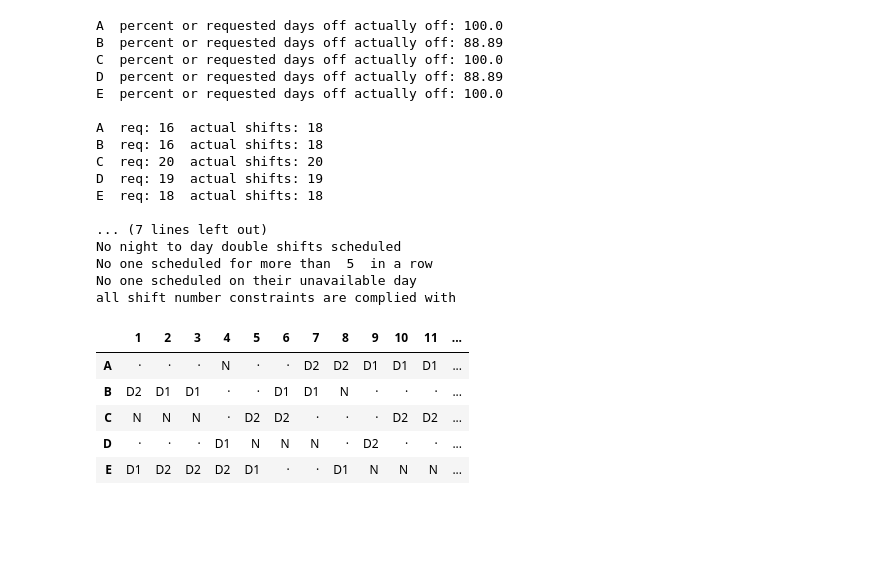
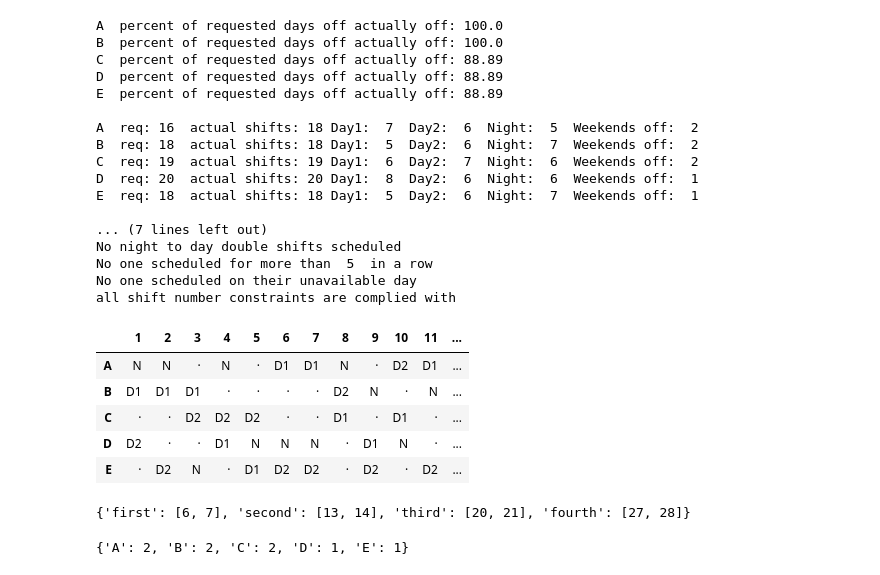
Before and after one commit to stewardrm/doctor_scheduler, a Jupyter notebook: scheduler.ipynb, the cells around one changed output. Saved outputs shown, nothing was run; the diff lists cells and outputs as text; code cells hidden in the pictures; blank space fills up the shorter version.

```diff
--- a/scheduler.ipynb
+++ b/scheduler.ipynb
@@ -33,20 +34,21 @@ This program creates a monthly schedule for 5 doctors.  There are two user input
        A doctor can work a day shift and a night shift on the same day, but not both day shifts.
 # %%
 #Schedule requirements.  Any created schedule must conform to these values
-num_days_in_month=31  #number of days in the month
+cur_month="Jan 2024"  #schedule month.  Must use this format Mmm YYYY
 max_days_in_row=5   #max consecutive days a doctor is allowed to work
 
   #the numbers represent dates in the month.  change them as need
-days_unavail = {"A": {"Day": [1,2,3], "Night": [1,2,3]}, "B": {"Day": [4,5], "Night": [4]}, "C": {"Day":[7,8,9],"Night":[7,8]}, "D": {"Day":[15],"Night":[15]}, "E": {"Day": [15], "Night": [15]}}
+days_unavail = {"A": {"Day": [27], "Night": []}, "B": {"Day": [], "Night": []}, "C": {"Day":[],"Night":[]}, "D": {"Day":[],"Night":[]}, "E": {"Day": [], "Night": []}}
 allow_day_night_double=False #True will allow day_night_doubles
 allow_night_day_double=False #True will allow night_day_doubles
 doctor_shifts = {"A": [16, 20], "B": [16, 20], "C": [16, 20], "D": [16, 20], "E": [16, 20]}
+doctor_shift_types={"A": {'Day1':[5,20], 'Day2':[0,20],'Night':[5,20]},"B": {'Day1':[5,20], 'Day2':[0,20],'Night':[5,20]},"C": {'Day1':[5,20], 'Day2':[0,20],'Night':[5,20]},"D": {'Day1':[5,20], 'Day2':[0,20],'Night':[5,20]},"E": {'Day1':[5,20], 'Day2':[0,20],'Night':[5,20]}}
 prev_month=None
 
 #requests/goals  adjust numbers to the right of the "=" sign for ideal_num_shifts and req_days_off.  Interchange "Day" and "Night" for
 #shift_type_pref
-ideal_num_shifts = {"A": 16, "B": 16, "C": 20, "D": 19, "E": 18}
-req_days_off = {"A": {"Day": [1,2,3], "Night": [1,2,3]}, "B": {"Day": [4,5,6], "Night": [4,5,6]}, "C": {"Day":[7,8,9],"Night":[7,8,9]}, "D": {"Day":[10,11,12],"Night":[10,11,12]}, "E": {"Day": [13,14,15], "Night": [13,14,15]}}
+ideal_num_shifts = {"A": 16, "B": 18, "C": 19, "D": 20, "E": 18}
+req_days_off = {"A": {"Day": [1,2,3], "Night": []}, "B": {"Day": [4,5,6], "Night": [4,5,6]}, "C": {"Day":[7,8,9],"Night":[7,8,9]}, "D": {"Day":[10,11,12],"Night":[10,11,12]}, "E": {"Day": [13,14,15], "Night": [13,14,15]}}
 shift_type_pref={"A": "Day", "B": "Day", "C": "Day", "D": "Night", "E": "Night"}
 
 
@@ -71,6 +73,6 @@ shift_type_pref={"A": "Day", "B": "Day", "C": "Day", "D": "Night", "E": "Night"}
 # %%
 #run this cell to initialize scheduler
 import doctor_scheduler as ds
-scheduler_object=ds.DoctorScheduling(num_days_in_month, doctor_shifts, days_unavail, allow_day_night_double, allow_night_day_double, max_days_in_row, req_days_off, ideal_num_shifts, shift_type_pref, prev_month=None)
+scheduler_object=ds.DoctorScheduling(cur_month, doctor_shifts, doctor_shift_types,days_unavail, allow_day_night_double, allow_night_day_double, max_days_in_row, req_days_off, ideal_num_shifts, shift_type_pref, prev_month=None)
 scheduler_object.assign_shifts()
 # %% [output]
@@ -90,36 +92,44 @@ final loss:  0.7023050960735171
 # %%
 #run this cell to view some schedule stats and the actual created schedule itself.
 
 scheduler_object.calculate_percentage_days_off(scheduler_object.scheduler)
 print("")
 scheduler_object.actual_vs_requested_shifts(scheduler_object.scheduler)
 print("")
 scheduler_object.percentage_of_preferred_shift(scheduler_object.scheduler)
 print("")
 scheduler_object.is_schedule_legal(scheduler_object.scheduler,True,None)
 print("")
-scheduler_object.print_horizontal(scheduler_object.scheduler)
+scheduler_object.print_horizontal(scheduler_object.scheduler, scheduler_object.weekends)
 # %% [output]
-A  percent or requested days off actually off: 100.0
-B  percent or requested days off actually off: 88.89
-C  percent or requested days off actually off: 100.0
-D  percent or requested days off actually off: 88.89
-E  percent or requested days off actually off: 100.0
+A  percent of requested days off actually off: 100.0
+B  percent of requested days off actually off: 100.0
+C  percent of requested days off actually off: 88.89
+D  percent of requested days off actually off: 88.89
+E  percent of requested days off actually off: 88.89
 
-A  req: 16  actual shifts: 18
-B  req: 16  actual shifts: 18
-C  req: 20  actual shifts: 20
-D  req: 19  actual shifts: 19
-E  req: 18  actual shifts: 18
+A  req: 16  actual shifts: 18 Day1:  7  Day2:  6  Night:  5  Weekends off:  2
+B  req: 18  actual shifts: 18 Day1:  5  Day2:  6  Night:  7  Weekends off:  2
+C  req: 19  actual shifts: 19 Day1:  6  Day2:  7  Night:  6  Weekends off:  2
+D  req: 20  actual shifts: 20 Day1:  8  Day2:  6  Night:  6  Weekends off:  1
+E  req: 18  actual shifts: 18 Day1:  5  Day2:  6  Night:  7  Weekends off:  1
 
 ... (7 lines left out)
 No night to day double shifts scheduled
 No one scheduled for more than  5  in a row
 No one scheduled on their unavailable day
 all shift number constraints are complied with
 |  | 1 | 2 | 3 | 4 | 5 | 6 | 7 | 8 | 9 | 10 | 11 | ... |
-| A | · | · | · | N | · | · | D2 | D2 | D1 | D1 | D1 | ... |
-| B | D2 | D1 | D1 | · | · | D1 | D1 | N | · | · | · | ... |
-| C | N | N | N | · | D2 | D2 | · | · | · | D2 | D2 | ... |
-| D | · | · | · | D1 | N | N | N | · | D2 | · | · | ... |
-| E | D1 | D2 | D2 | D2 | D1 | · | · | D1 | N | N | N | ... |
+| A | N | N | · | N | · | D1 | D1 | N | · | D2 | D1 | ... |
+| B | D1 | D1 | D1 | · | · | · | · | D2 | N | · | N | ... |
+| C | · | · | D2 | D2 | D2 | · | · | D1 | · | D1 | · | ... |
+| D | D2 | · | · | D1 | N | N | N | · | D1 | N | · | ... |
+| E | · | D2 | N | · | D1 | D2 | D2 | · | D2 | · | D2 | ... |
+# %%
+scheduler_object.weekends
+# %% [output]
+{'first': [6, 7], 'second': [13, 14], 'third': [20, 21], 'fourth': [27, 28]}
+# %%
+calculate_weekends_off(scheduler_object.scheduler,scheduler_object.weekends)
+# %% [output]
+{'A': 2, 'B': 2, 'C': 2, 'D': 1, 'E': 1}
```
Also changed, not shown: parts of 4 cells of this notebook, 3 other files.
